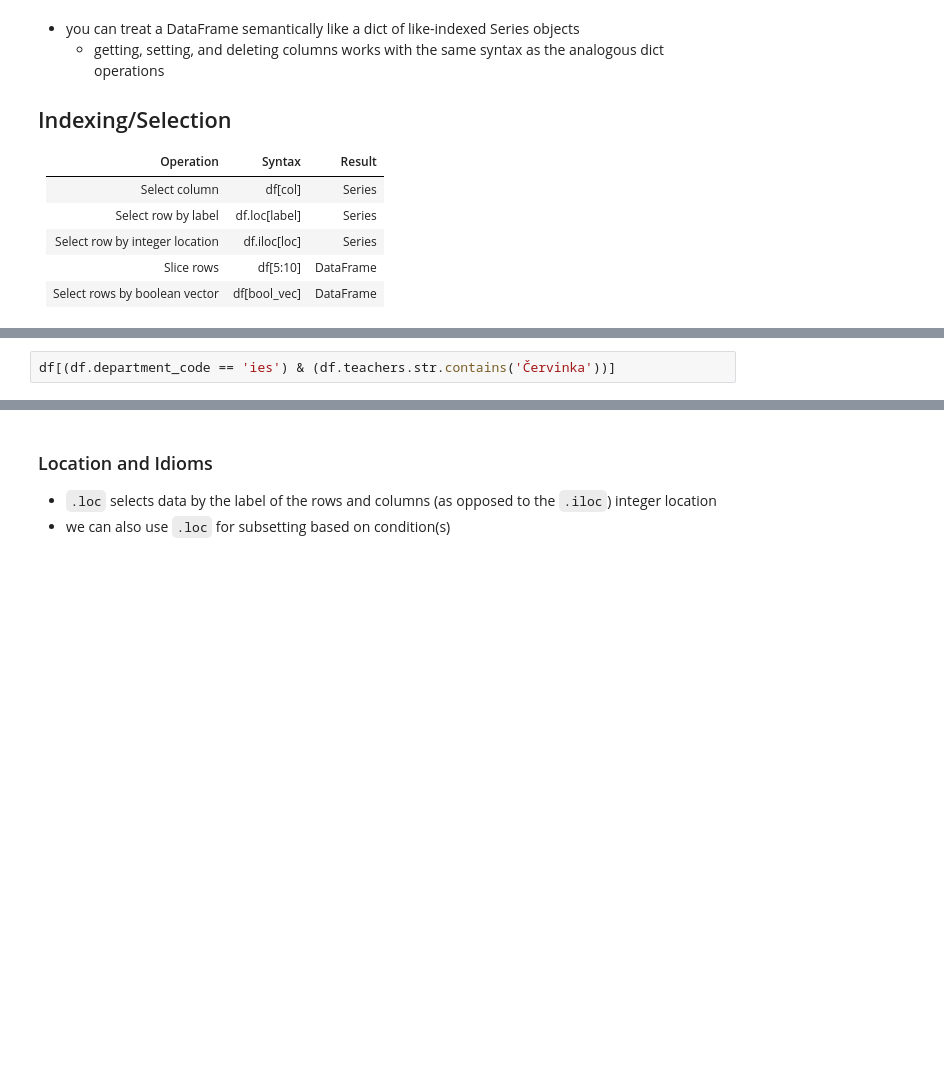
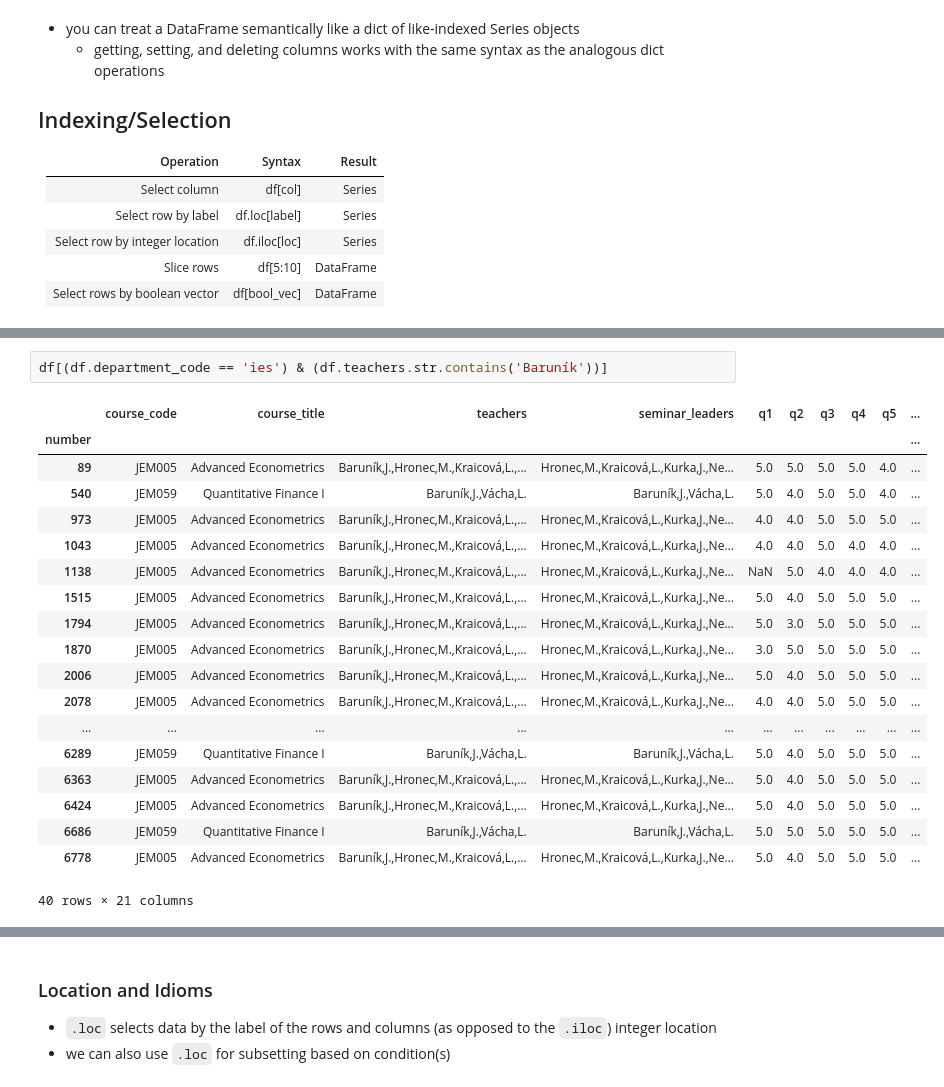
Before and after one commit to iesfsv/Data-Processing-in-Python, a Jupyter notebook: 04_week/04_Lecture_PandasMatplotlib.ipynb, the cells around one changed output, grey strips where cells are left out. Drawn from its saved outputs; the diff is of its cells as text; blank space fills up the shorter version.

```diff
--- a/04_week/04_Lecture_PandasMatplotlib.ipynb
+++ b/04_week/04_Lecture_PandasMatplotlib.ipynb
@@ -263,4 +590,24 @@ df.head()
 # %%
-df[(df.department_code == 'ies') & (df.teachers.str.contains('Červinka'))]
+df[(df.department_code == 'ies') & (df.teachers.str.contains('Baruník'))]
+# %% [output]
+|  | course_code | course_title | teachers | seminar_leaders | q1 | q2 | q3 | q4 | q5 | ... |
+| number |  |  |  |  |  |  |  |  |  | ... |
+| 89 | JEM005 | Advanced Econometrics | Baruník,J.,Hronec,M.,Kraicová,L.,... | Hronec,M.,Kraicová,L.,Kurka,J.,Ne... | 5.0 | 5.0 | 5.0 | 5.0 | 4.0 | ... |
+| 540 | JEM059 | Quantitative Finance I | Baruník,J.,Vácha,L. | Baruník,J.,Vácha,L. | 5.0 | 4.0 | 5.0 | 5.0 | 4.0 | ... |
+| 973 | JEM005 | Advanced Econometrics | Baruník,J.,Hronec,M.,Kraicová,L.,... | Hronec,M.,Kraicová,L.,Kurka,J.,Ne... | 4.0 | 4.0 | 5.0 | 5.0 | 5.0 | ... |
+| 1043 | JEM005 | Advanced Econometrics | Baruník,J.,Hronec,M.,Kraicová,L.,... | Hronec,M.,Kraicová,L.,Kurka,J.,Ne... | 4.0 | 4.0 | 5.0 | 4.0 | 4.0 | ... |
+| 1138 | JEM005 | Advanced Econometrics | Baruník,J.,Hronec,M.,Kraicová,L.,... | Hronec,M.,Kraicová,L.,Kurka,J.,Ne... | NaN | 5.0 | 4.0 | 4.0 | 4.0 | ... |
+| 1515 | JEM005 | Advanced Econometrics | Baruník,J.,Hronec,M.,Kraicová,L.,... | Hronec,M.,Kraicová,L.,Kurka,J.,Ne... | 5.0 | 4.0 | 5.0 | 5.0 | 5.0 | ... |
+| 1794 | JEM005 | Advanced Econometrics | Baruník,J.,Hronec,M.,Kraicová,L.,... | Hronec,M.,Kraicová,L.,Kurka,J.,Ne... | 5.0 | 3.0 | 5.0 | 5.0 | 5.0 | ... |
+| 1870 | JEM005 | Advanced Econometrics | Baruník,J.,Hronec,M.,Kraicová,L.,... | Hronec,M.,Kraicová,L.,Kurka,J.,Ne... | 3.0 | 5.0 | 5.0 | 5.0 | 5.0 | ... |
+| 2006 | JEM005 | Advanced Econometrics | Baruník,J.,Hronec,M.,Kraicová,L.,... | Hronec,M.,Kraicová,L.,Kurka,J.,Ne... | 5.0 | 4.0 | 5.0 | 5.0 | 5.0 | ... |
+| 2078 | JEM005 | Advanced Econometrics | Baruník,J.,Hronec,M.,Kraicová,L.,... | Hronec,M.,Kraicová,L.,Kurka,J.,Ne... | 4.0 | 4.0 | 5.0 | 5.0 | 5.0 | ... |
+| ... | ... | ... | ... | ... | ... | ... | ... | ... | ... | ... |
+| 6289 | JEM059 | Quantitative Finance I | Baruník,J.,Vácha,L. | Baruník,J.,Vácha,L. | 5.0 | 4.0 | 5.0 | 5.0 | 5.0 | ... |
+| 6363 | JEM005 | Advanced Econometrics | Baruník,J.,Hronec,M.,Kraicová,L.,... | Hronec,M.,Kraicová,L.,Kurka,J.,Ne... | 5.0 | 4.0 | 5.0 | 5.0 | 5.0 | ... |
+| 6424 | JEM005 | Advanced Econometrics | Baruník,J.,Hronec,M.,Kraicová,L.,... | Hronec,M.,Kraicová,L.,Kurka,J.,Ne... | 5.0 | 4.0 | 5.0 | 5.0 | 5.0 | ... |
+| 6686 | JEM059 | Quantitative Finance I | Baruník,J.,Vácha,L. | Baruník,J.,Vácha,L. | 5.0 | 5.0 | 5.0 | 5.0 | 5.0 | ... |
+| 6778 | JEM005 | Advanced Econometrics | Baruník,J.,Hronec,M.,Kraicová,L.,... | Hronec,M.,Kraicová,L.,Kurka,J.,Ne... | 5.0 | 4.0 | 5.0 | 5.0 | 5.0 | ... |
+40 rows × 21 columns
 # %%
 df[df.department_code == 'ies']
```
Also changed, not shown: parts of 72 cells of this notebook, 1 other file.
